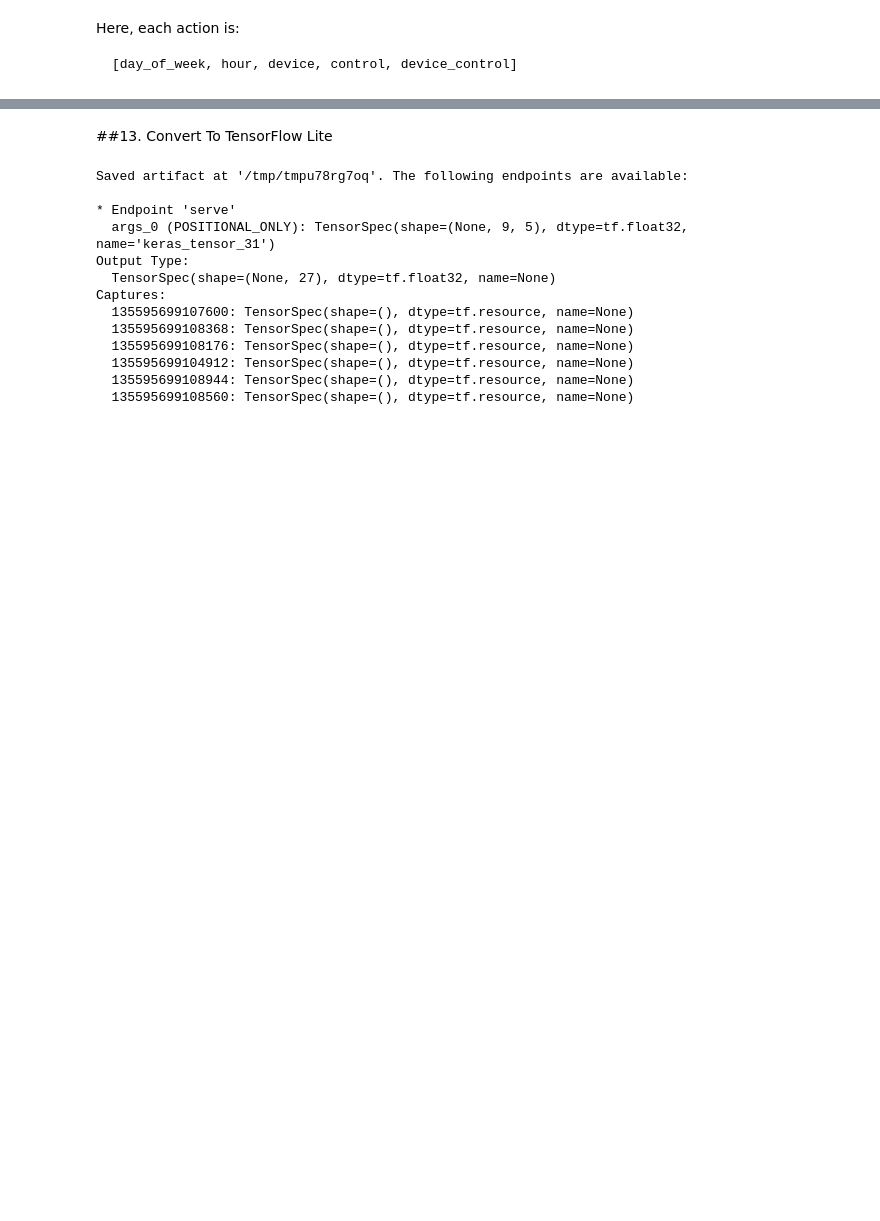
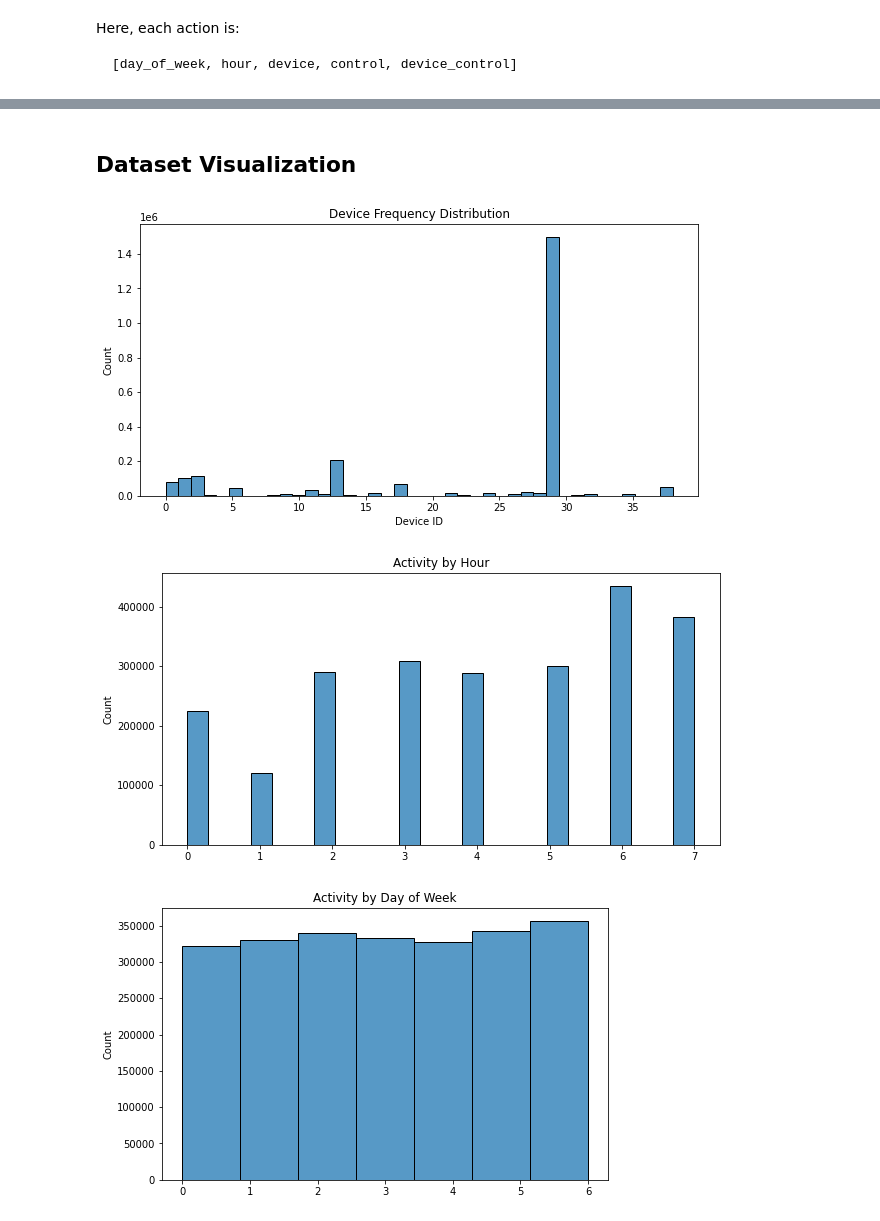
Before and after one commit to thsauravgupta/Prism, a Jupyter notebook: KG_GNN/KG_GNN_model.ipynb, the cells around one changed output, grey strips where cells are left out. Cells and saved outputs as stored; diff of their text form; code cells hidden in the pictures; blank space fills up the shorter version.

Commit message:
finalizing evaluation and model code

```diff
--- a/KG_GNN/KG_GNN_model.ipynb
+++ b/KG_GNN/KG_GNN_model.ipynb
@@ -145,0 +62,13 @@ print(data[0])
+# %%
+dictionary_manager = DictionaryManager(data_dir="data")
+
+dataset_loader = DatasetLoader(
+    dictionary_manager,
+    data_dir="data"
+)
+
+(X_train, y_train), (X_val, y_val), (X_test, y_test), global_dict = dataset_loader.load_and_preprocess()
+
+print("Train samples:", len(X_train))
+print("Validation samples:", len(X_val))
+print("Test samples:", len(X_test))
@@ -286,7 +88,0 @@ y_seq = np.array(y_seq)
-# %%
-X_train, X_test, y_train, y_test = train_test_split(
-    X,
-    y,
-    test_size=0.2,
-    random_state=42
-)
@@ -506,24 +89,28 @@ Device Priority Ranking
-# %% [markdown]
-##13. Convert To TensorFlow Lite
-# %%
-converter = tf.lite.TFLiteConverter.from_keras_model(model)
-converter.optimizations = [tf.lite.Optimize.DEFAULT]
-
-tflite_model = converter.convert()
-
-with open("device_priority_gnn.tflite","wb") as f:
-    f.write(tflite_model)
-# %% [output]
-Saved artifact at '/tmp/tmpu78rg7oq'. The following endpoints are available:
-
-* Endpoint 'serve'
-  args_0 (POSITIONAL_ONLY): TensorSpec(shape=(None, 9, 5), dtype=tf.float32, name='keras_tensor_31')
-Output Type:
-  TensorSpec(shape=(None, 27), dtype=tf.float32, name=None)
-Captures:
-  135595699107600: TensorSpec(shape=(), dtype=tf.resource, name=None)
-  135595699108368: TensorSpec(shape=(), dtype=tf.resource, name=None)
-  135595699108176: TensorSpec(shape=(), dtype=tf.resource, name=None)
-  135595699104912: TensorSpec(shape=(), dtype=tf.resource, name=None)
-  135595699108944: TensorSpec(shape=(), dtype=tf.resource, name=None)
-  135595699108560: TensorSpec(shape=(), dtype=tf.resource, name=None)
+# %% [markdown]
+## Dataset Visualization
+# %%
+device_ids = X_train[:,:,2].flatten()
+hours = X_train[:,:,1].flatten()
+days = X_train[:,:,0].flatten()
+
+
+plt.figure(figsize=(10,5))
+sns.histplot(device_ids, bins=40)
+plt.title("Device Frequency Distribution")
+plt.xlabel("Device ID")
+plt.ylabel("Count")
+plt.show()
+
+plt.figure(figsize=(10,5))
+sns.histplot(hours, bins=24)
+plt.title("Activity by Hour")
+plt.show()
+
+plt.figure(figsize=(8,5))
+sns.histplot(days, bins=7)
+plt.title("Activity by Day of Week")
+plt.show()
+# %% [output]
+[figure, added]
+[figure, added]
+[figure, added]
```
Also changed, not shown: parts of 50 cells of this notebook, 8 other files.
